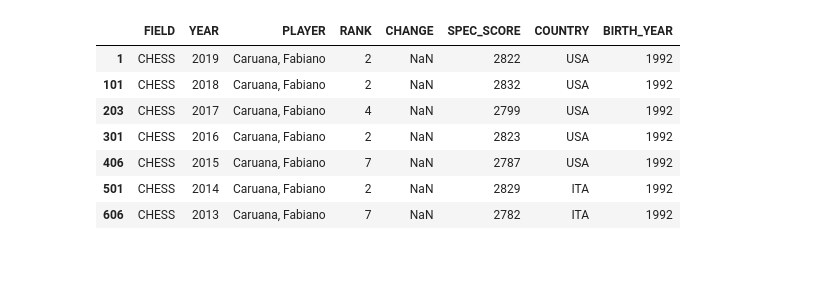
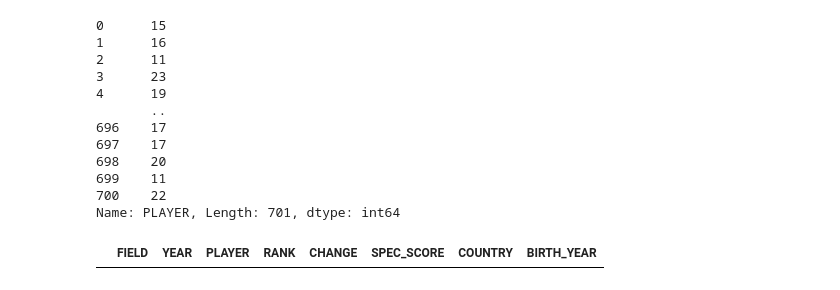
Before and after one commit to jwitt88/ssbm-data-analysis, a Jupyter notebook: rank_sandbox.py.ipynb, the cells around one changed output. Saved outputs shown, nothing was run; the diff lists cells and outputs as text; code cells hidden in the pictures; blank space fills up the shorter version.

```diff
--- a/rank_sandbox.py.ipynb
+++ b/rank_sandbox.py.ipynb
@@ -4,0 +22,26 @@ df = pd.read_csv('chess_player_rank_raw.csv')
+# %%
+start_year = 2019
+
+while start_year != 2012:
+
+    current_df = df[df['YEAR'] == start_year]
+    prev_df = df[df['YEAR'] == start_year-1]
+
+    for player in current_df['PLAYER']:
+        try:
+
+            current_rank = current_df.loc[current_df['PLAYER'] == player, 'RANK'].iloc[0]
+            former_rank = prev_df.loc[prev_df['PLAYER'] == player, 'RANK'].iloc[0]
+
+            diff = former_rank - current_rank
+
+            if diff > 0:
+                diff = f"+{diff}"
+
+
+            df["CHANGE"][(df["PLAYER"] == player) & (df["YEAR"] == start_year)] = diff
+
+        except:
+            df["CHANGE"][(df["PLAYER"] == player) & (df["YEAR"] == start_year)] = 'NEW'
+
+    start_year = start_year-1
@@ -5,11 +57,20 @@ df = pd.read_csv('chess_player_rank_raw.csv')
+# %%
+df['PLAYER'] = df['PLAYER'].str.strip()
+df['PLAYER'].str.len()
+# %% [output]
+0      15
+1      16
+2      11
+3      23
+4      19
+       ..
+696    17
+697    17
+698    20
+699    11
+700    22
+Name: PLAYER, Length: 701, dtype: int64
 # %%
-df[df['PLAYER'] == 'Caruana, Fabiano']
+df[df['PLAYER'] == 'Hungrybox']
 # %% [output]
 |  | FIELD | YEAR | PLAYER | RANK | CHANGE | SPEC_SCORE | COUNTRY | BIRTH_YEAR |
-| 1 | CHESS | 2019 | Caruana, Fabiano | 2 | NaN | 2822 | USA | 1992 |
-| 101 | CHESS | 2018 | Caruana, Fabiano | 2 | NaN | 2832 | USA | 1992 |
-| 203 | CHESS | 2017 | Caruana, Fabiano | 4 | NaN | 2799 | USA | 1992 |
-| 301 | CHESS | 2016 | Caruana, Fabiano | 2 | NaN | 2823 | USA | 1992 |
-| 406 | CHESS | 2015 | Caruana, Fabiano | 7 | NaN | 2787 | USA | 1992 |
-| 501 | CHESS | 2014 | Caruana, Fabiano | 2 | NaN | 2829 | ITA | 1992 |
-| 606 | CHESS | 2013 | Caruana, Fabiano | 7 | NaN | 2782 | ITA | 1992 |
```
Also changed, not shown: parts of 59 cells of this notebook, 5 other files.
